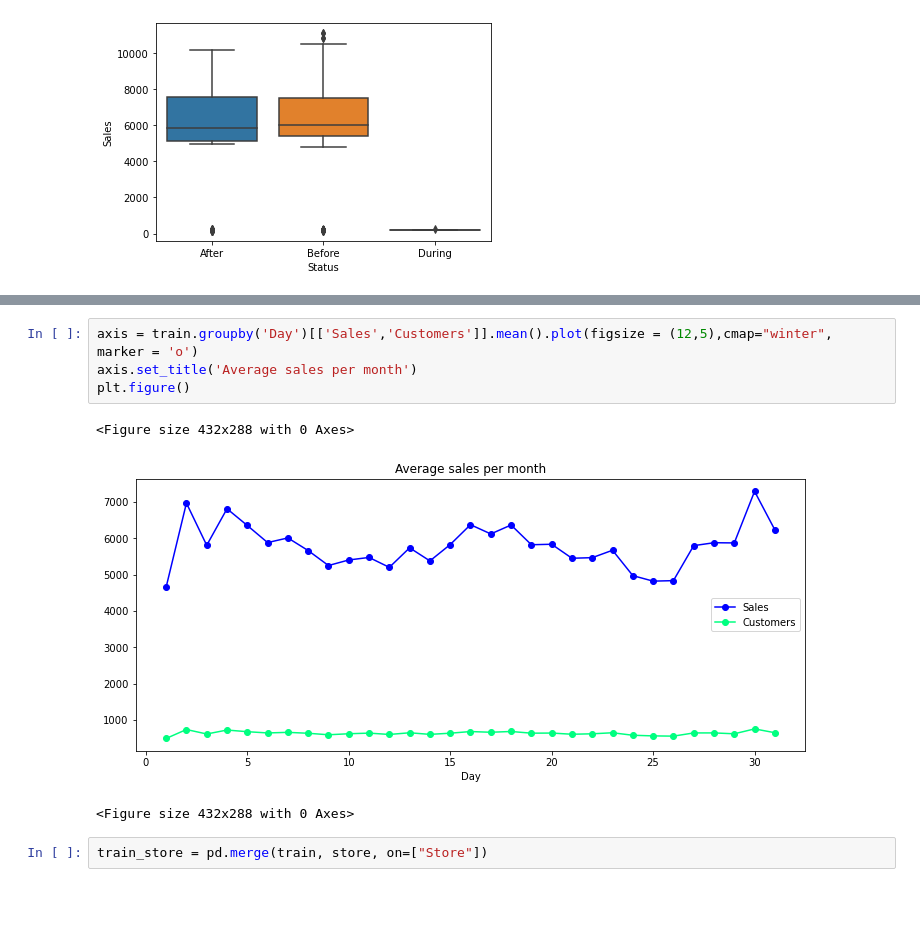
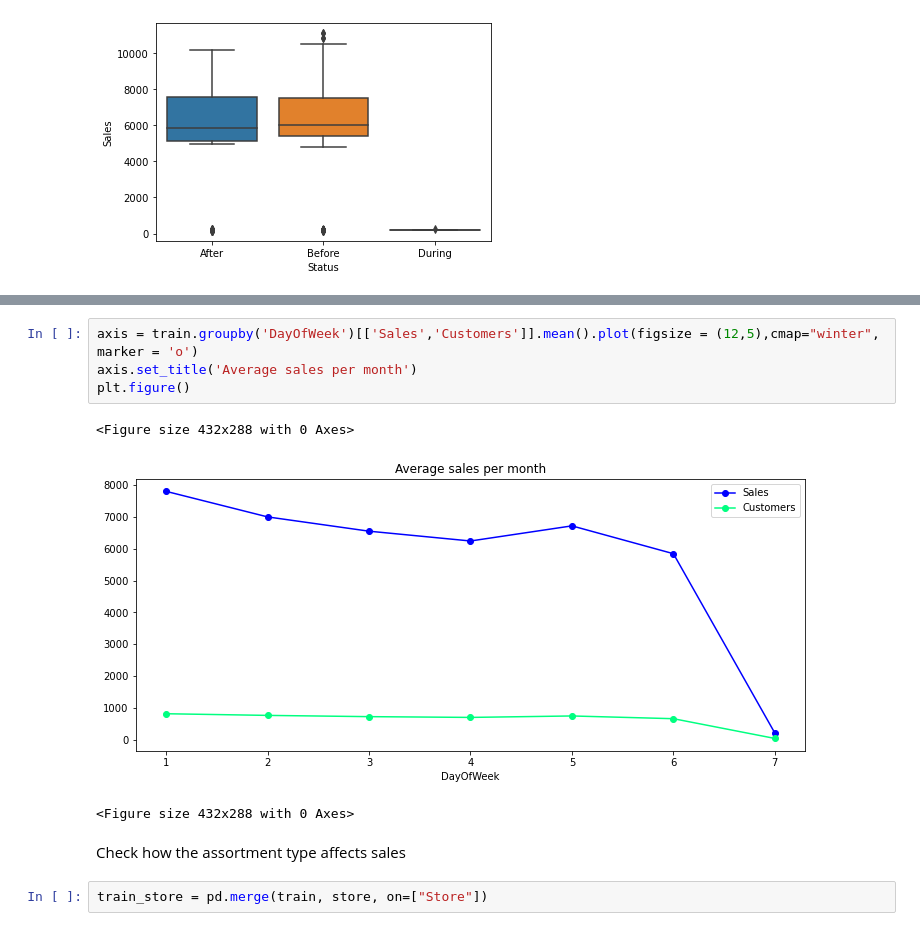
Before and after one commit to SameC137/Rosmann_Sales, a Jupyter notebook: notebooks/DataExploration.ipynb, the cells around one changed output, grey strips where cells are left out. Saved outputs shown, nothing was run; the diff lists cells and outputs as text; blank space fills up the shorter version.

```diff
--- a/notebooks/DataExploration.ipynb
+++ b/notebooks/DataExploration.ipynb
@@ -343,11 +356,13 @@ sns.boxplot(x='Status', y='Sales', data=easter_data)
 # %%
-axis = train.groupby('Day')[['Sales','Customers']].mean().plot(figsize = (12,5),cmap="winter", marker = 'o')
+axis = train.groupby('DayOfWeek')[['Sales','Customers']].mean().plot(figsize = (12,5),cmap="winter", marker = 'o')
 axis.set_title('Average sales per month')
 plt.figure()
 # %% [output]
 <Figure size 432x288 with 0 Axes>
-[figure, old version]
+[figure, new version]
 <Figure size 432x288 with 0 Axes>
+# %% [markdown]
+Check how the assortment type affects sales
 # %%
 train_store = pd.merge(train, store, on=["Store"])
 # %%
```
Also changed, not shown: parts of 44 cells of this notebook.
